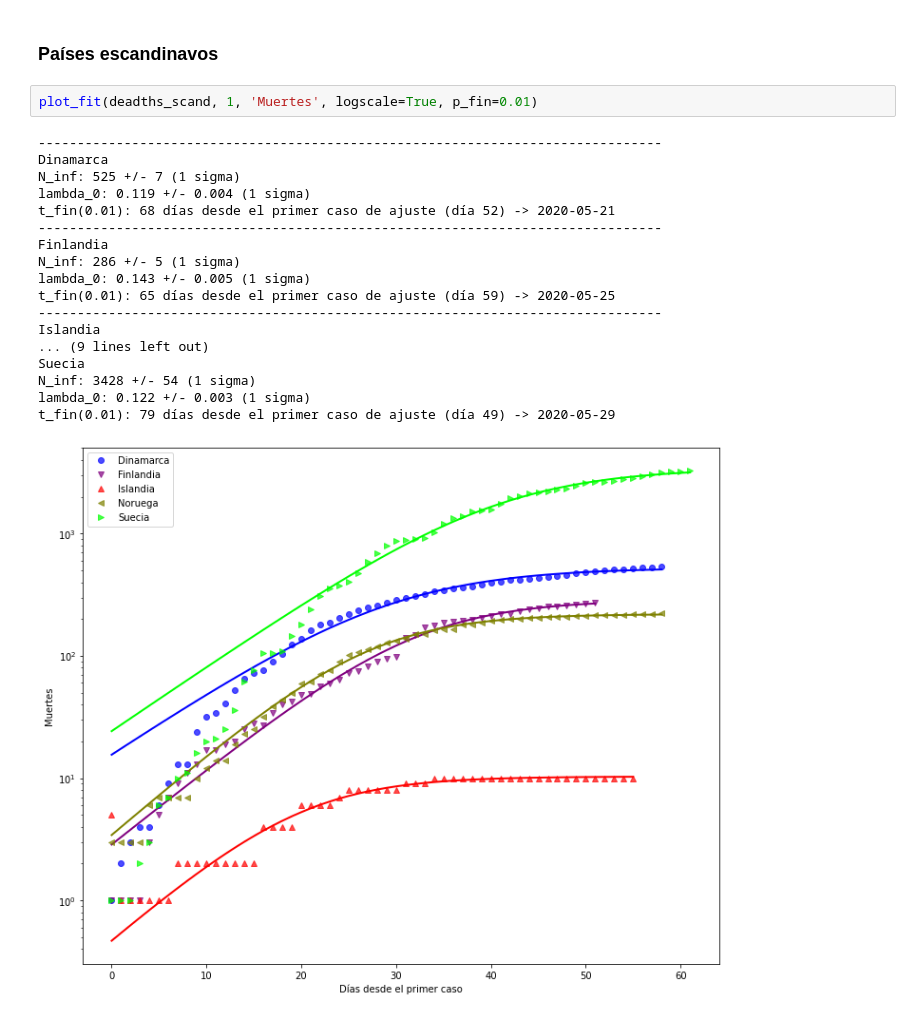
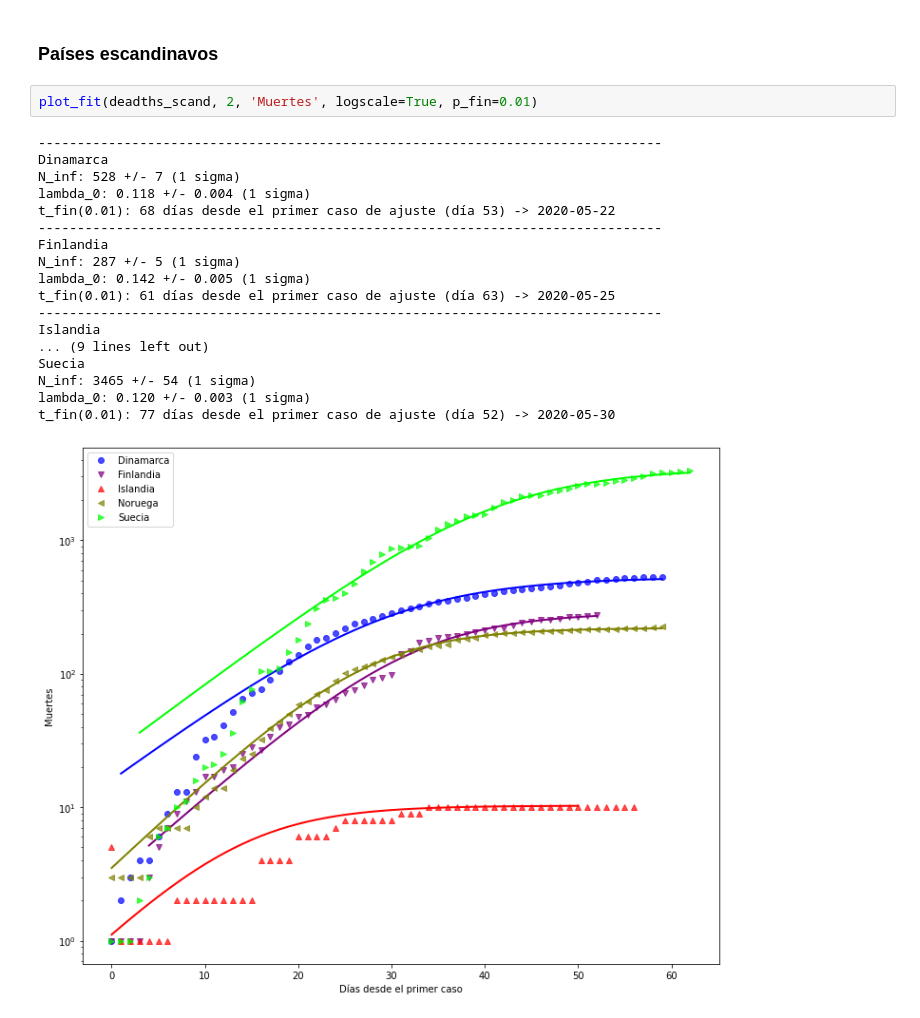
Before and after one commit to manuxch/logistic-covid19, a Jupyter notebook: Logistic_model_COVID-19.ipynb, the cells around one changed output. Saved outputs shown, nothing was run; the diff lists cells and outputs as text.

Commit message:
Actualización diaria de visualizaciones, ajustes y registros

```diff
--- a/Logistic_model_COVID-19.ipynb
+++ b/Logistic_model_COVID-19.ipynb
@@ -299,26 +299,26 @@ t_fin(0.01): 120 días desde el primer caso de ajuste (día 64) -> 2020-07-24
 # %% [markdown]
 ### Países escandinavos
 # %%
-plot_fit(deadths_scand, 1, 'Muertes', logscale=True, p_fin=0.01)
+plot_fit(deadths_scand, 2, 'Muertes', logscale=True, p_fin=0.01)
 # %% [output]
 --------------------------------------------------------------------------------
 Dinamarca
-N_inf: 525 +/- 7 (1 sigma)
-lambda_0: 0.119 +/- 0.004 (1 sigma)
-t_fin(0.01): 68 días desde el primer caso de ajuste (día 52) -> 2020-05-21
+N_inf: 528 +/- 7 (1 sigma)
+lambda_0: 0.118 +/- 0.004 (1 sigma)
+t_fin(0.01): 68 días desde el primer caso de ajuste (día 53) -> 2020-05-22
 --------------------------------------------------------------------------------
 Finlandia
-N_inf: 286 +/- 5 (1 sigma)
-lambda_0: 0.143 +/- 0.005 (1 sigma)
-t_fin(0.01): 65 días desde el primer caso de ajuste (día 59) -> 2020-05-25
+N_inf: 287 +/- 5 (1 sigma)
+lambda_0: 0.142 +/- 0.005 (1 sigma)
+t_fin(0.01): 61 días desde el primer caso de ajuste (día 63) -> 2020-05-25
 --------------------------------------------------------------------------------
 Islandia
 ... (9 lines left out)
 Suecia
-N_inf: 3428 +/- 54 (1 sigma)
-lambda_0: 0.122 +/- 0.003 (1 sigma)
-t_fin(0.01): 79 días desde el primer caso de ajuste (día 49) -> 2020-05-29
+N_inf: 3465 +/- 54 (1 sigma)
+lambda_0: 0.120 +/- 0.003 (1 sigma)
+t_fin(0.01): 77 días desde el primer caso de ajuste (día 52) -> 2020-05-30
-[figure, old version]
+[figure, new version]
 # %% [markdown]
 ## Registro diario de predicciones para países latinoamericanos
 
```
Also changed, not shown: parts of 8 cells of this notebook.
